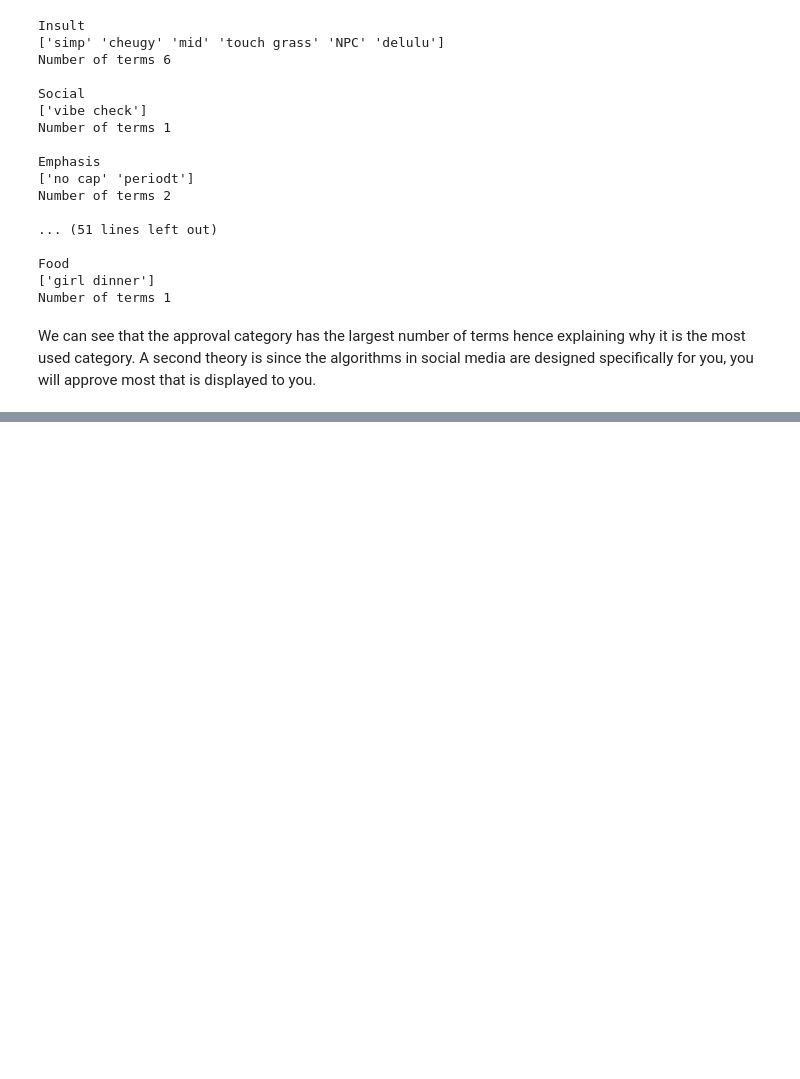
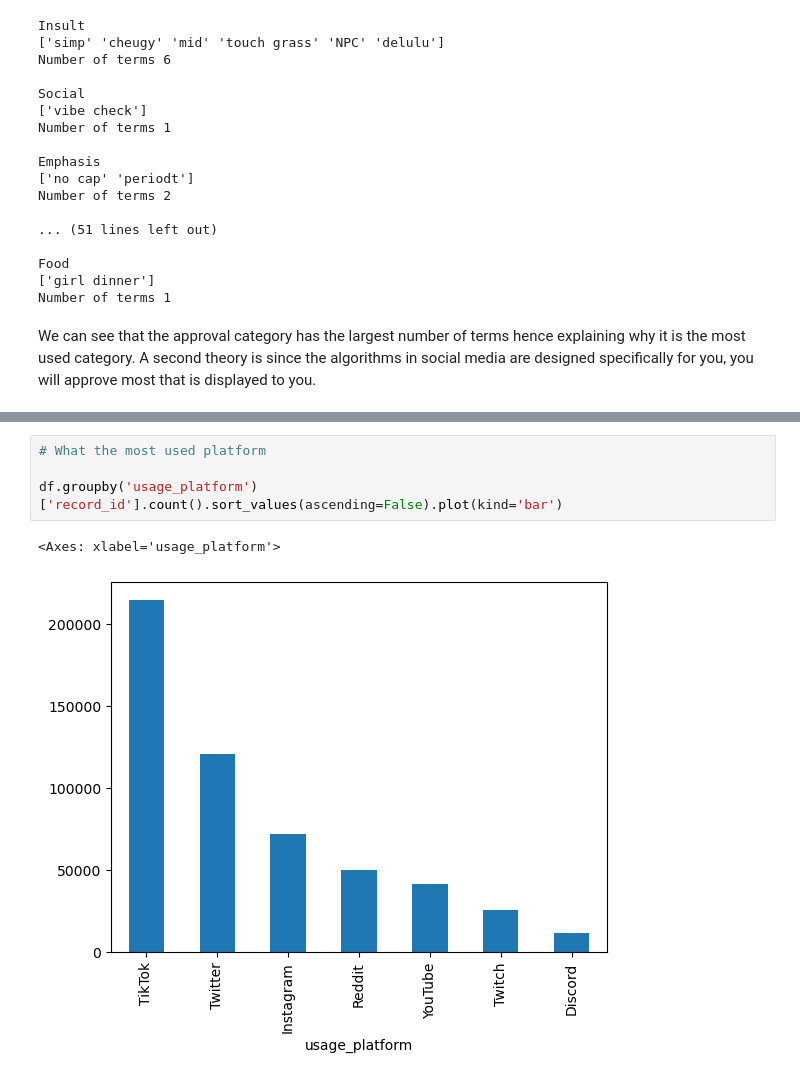
Before and after one commit to JKariithi/genzSlang, a Jupyter notebook: genz_slang.ipynb, the cells around one changed output, grey strips where cells are left out. Cells and saved outputs as stored; diff of their text form; blank space fills up the shorter version.

```diff
--- a/genz_slang.ipynb
+++ b/genz_slang.ipynb
@@ -113,0 +173,7 @@ A second theory is since the algorithms in social media are designed specificall
+# %%
+# What the most used platform
+
+df.groupby('usage_platform')['record_id'].count().sort_values(ascending=False).plot(kind='bar')
+# %% [output]
+<Axes: xlabel='usage_platform'>
+[figure, added]
```
Also changed, not shown: parts of 9 cells of this notebook.
